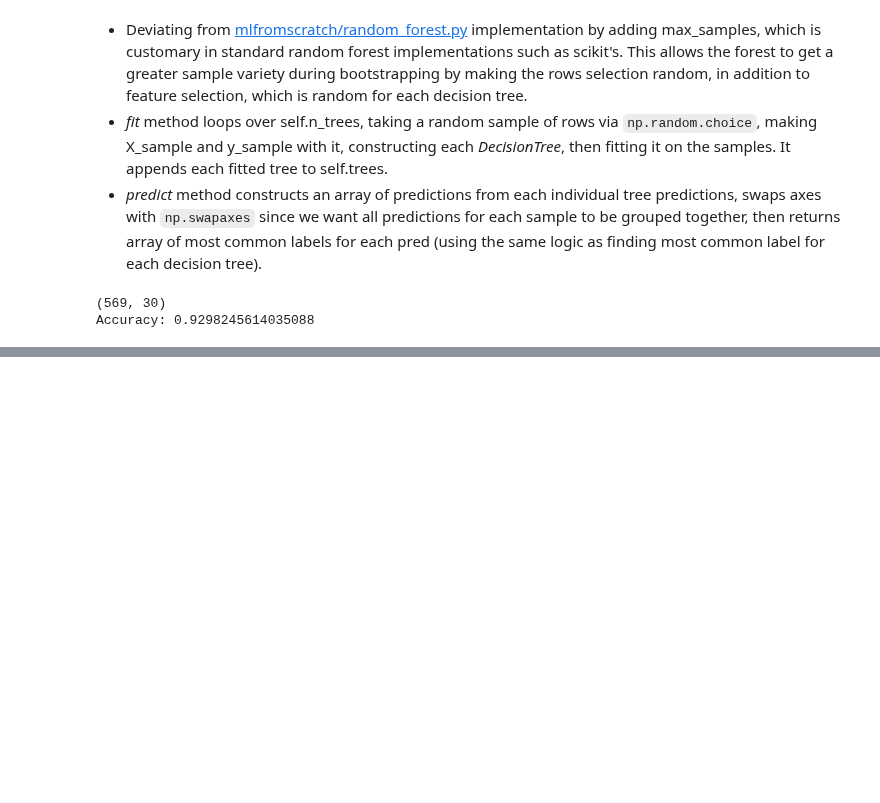
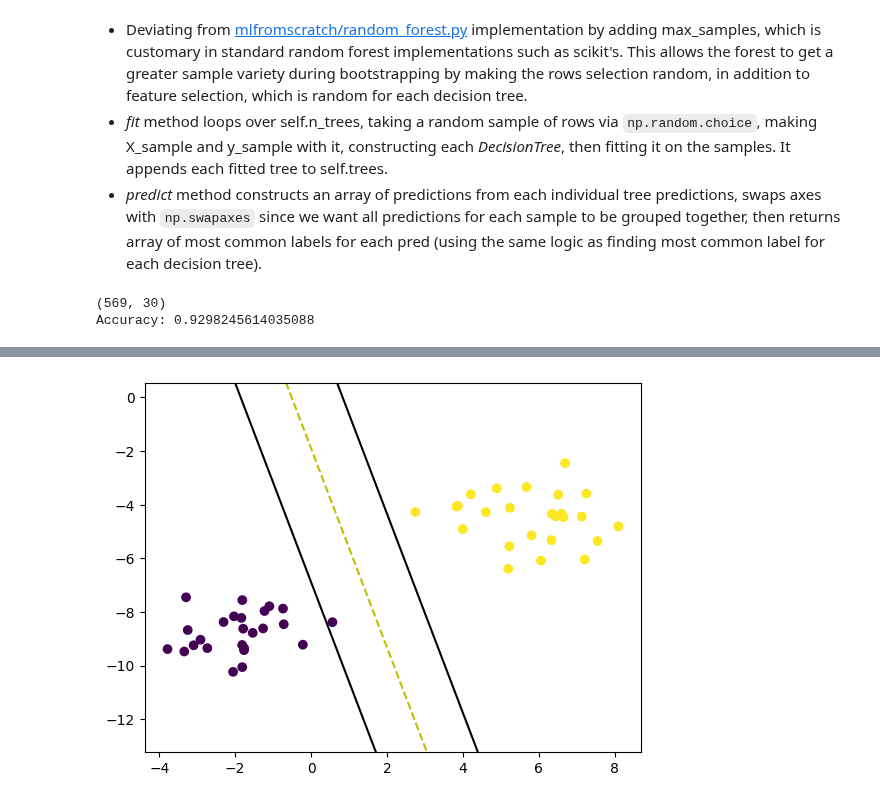
Before and after one commit to dapopov-st/dpv-site, a Jupyter notebook: notes/ml-algos-numpy-torch.ipynb, the cells around one changed output, grey strips where cells are left out. Drawn from its saved outputs; the diff is of its cells as text; code cells hidden in the pictures; blank space fills up the shorter version.

```diff
--- a/notes/ml-algos-numpy-torch.ipynb
+++ b/notes/ml-algos-numpy-torch.ipynb
@@ -1251,0 +1419,77 @@ Accuracy: 0.9298245614035088
+# %%
+class SVMTorch(nn.Module):
+    def __init__(self, input_dim, lambda_param=0.01):
+        super().__init__()
+        self.lin = nn.Linear(input_dim,1)
+        self.lambda_param = lambda_param
+    def forward(self, X):
+        return self.lin(X)
+    def hinge_loss(self, y_pred, y):
+        h_loss = torch.mean(torch.clamp(1-y*y_pred,min=0))
+        h_reg = self.lambda_param*0.5*torch.linalg.vector_norm(self.lin.weight, ord=2)**2
+        return h_reg + h_loss
+
+
+
+
+if __name__ == "__main__":
+    # Imports
+    from sklearn import datasets
+    import matplotlib.pyplot as plt
+
+    X, y = datasets.make_blobs(
+        n_samples=50, n_features=2, centers=2, cluster_std=1.05, random_state=40
+    )
+    y = np.where(y == 0, -1, 1)
+    X, y = torch.tensor(X, dtype=torch.float32), torch.tensor(y, dtype=torch.float32)
+
+    # training loop
+    n_iters, lr, lambda_param = 1000, 0.001, 0.01
+    clf = SVMTorch(input_dim=X.shape[1], lambda_param=lambda_param)
+    optimizer = torch.optim.SGD(params = clf.parameters(), lr=lr)
+    for _ in range(n_iters):
+        optimizer.zero_grad()
+        y_pred = clf.forward(X).squeeze()
+        loss = clf.hinge_loss(y_pred,y)
+        loss.backward()
+        optimizer.step()
+    # preds
+    with torch.no_grad():
+        predictions = torch.sign(X @ clf.lin.weight.T - clf.lin.bias)
+
+    print(clf.lin.weight, clf.lin.bias)
+
+    def visualize_svm(X,y,clf):
+        def get_hyperplane_value(x, w, b, offset):
+            return (-w[0] * x + b + offset) / w[1]
+
+        fig = plt.figure()
+        ax = fig.add_subplot(1, 1, 1)
+        X, y = X.cpu().numpy(), y.cpu().numpy()
+        w, b = clf.lin.weight.cpu().detach().numpy().flatten(), clf.lin.bias.cpu().detach().numpy().flatten()
+        plt.scatter(X[:, 0], X[:, 1], marker="o", c=y)
+
+        x0_1 = np.amin(X[:, 0])
+        x0_2 = np.amax(X[:, 0])
+
+        x1_1 = get_hyperplane_value(x0_1, w, b, 0)
+        x1_2 = get_hyperplane_value(x0_2, w, b, 0)
+
+        x1_1_m = get_hyperplane_value(x0_1, w, b, -1)
+        x1_2_m = get_hyperplane_value(x0_2, w, b, -1)
+
+        x1_1_p = get_hyperplane_value(x0_1, w, b, 1)
+        x1_2_p = get_hyperplane_value(x0_2, w, b, 1)
+
+        ax.plot([x0_1, x0_2], [x1_1, x1_2], "y--")
+        ax.plot([x0_1, x0_2], [x1_1_m, x1_2_m], "k")
+        ax.plot([x0_1, x0_2], [x1_1_p, x1_2_p], "k")
+
+        x1_min = np.amin(X[:, 1])
+        x1_max = np.amax(X[:, 1])
+        ax.set_ylim([x1_min - 3, x1_max + 3])
+
+        plt.show()
+
+    visualize_svm(X,y,clf)
+# %% [output]
@@ -1251,0 +1499 @@ Accuracy: 0.9298245614035088
+[figure, added]
```
Also changed, not shown: parts of 6 cells of this notebook, 15 other files.
